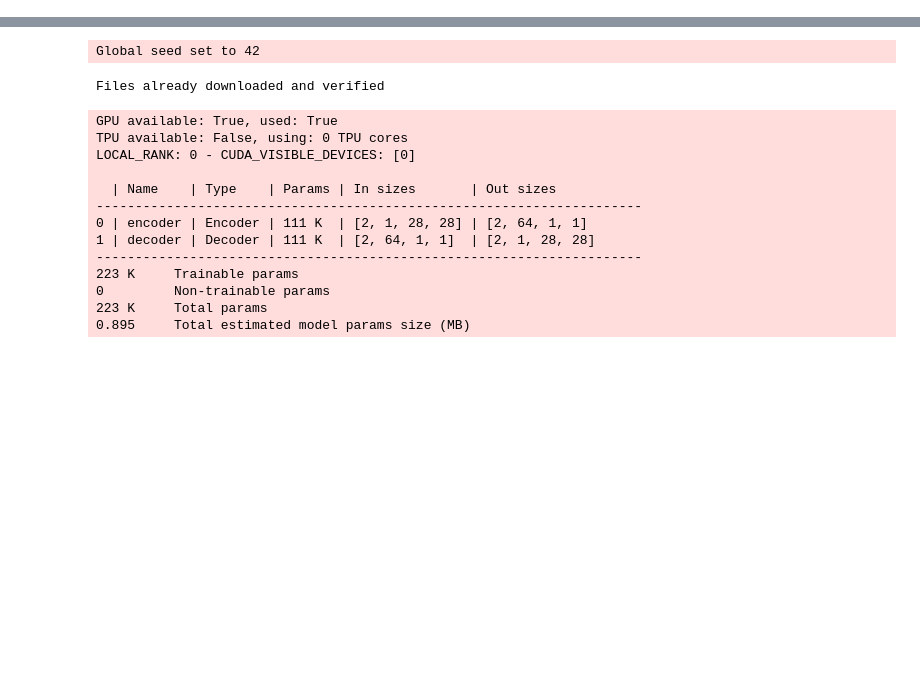
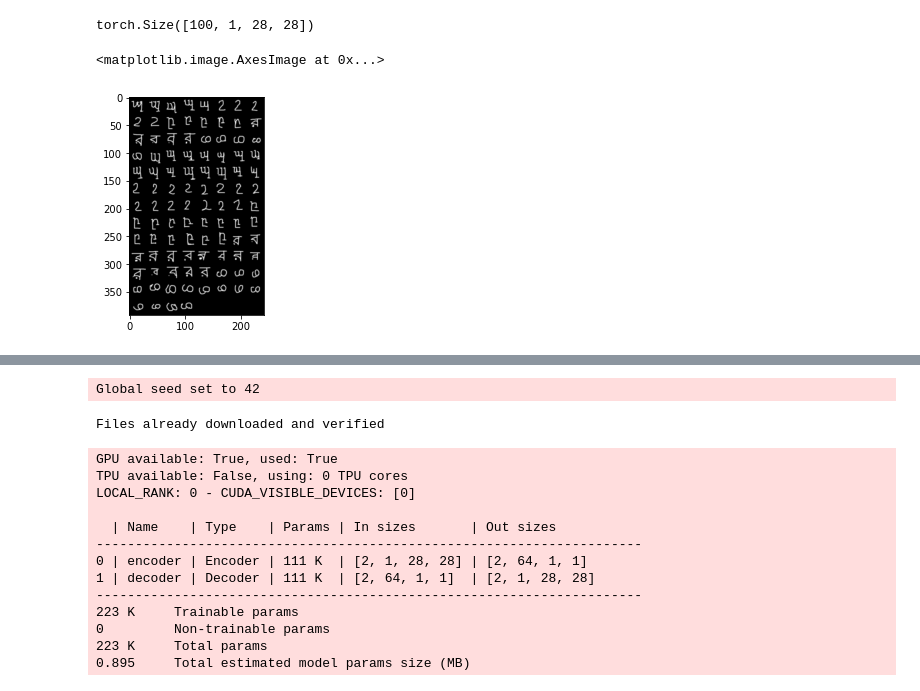
Before and after one commit to ojss/c3lr, a Jupyter notebook: scratch.ipynb, the cells around one changed output, grey strips where cells are left out. Saved outputs shown, nothing was run; the diff lists cells and outputs as text; code cells hidden in the pictures; blank space fills up the shorter version.

```diff
--- a/scratch.ipynb
+++ b/scratch.ipynb
@@ -100,0 +133,5 @@ class AE(nn.Module):
+# %%
+d = next(iter(dl))
+# %%
+x_train, y_train = d['train']
+x_test, y_test = d['test']
@@ -100,0 +142,8 @@ class AE(nn.Module):
+# %%
+def image_f(dl):
+    xs = next(iter(dl))
+    x_train, y_train = xs['train']
+    x_test, y_test = xs['test']
+    x = torch.hstack([x_train, x_test]).squeeze(0)
+    y = torch.hstack([y_train.flatten(), y_test.flatten()])
+    return x, y
@@ -100,0 +154,11 @@ class AE(nn.Module):
+# %%
+imgs, labs = image_f(dl)
+# %%
+imgs.shape
+# %% [output]
+torch.Size([100, 1, 28, 28])
+# %%
+plt.imshow(make_grid(imgs).permute(1, 2, 0))
+# %% [output]
+<matplotlib.image.AxesImage at 0x...>
+[figure, added]
```
Also changed, not shown: parts of 12 cells of this notebook, 7 other files.
